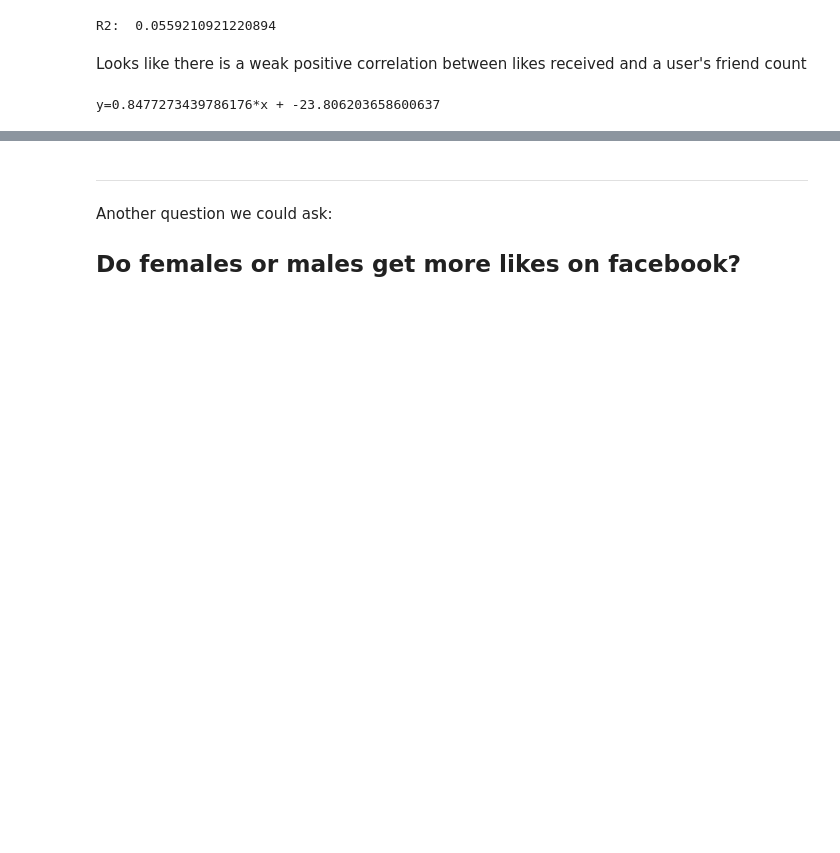
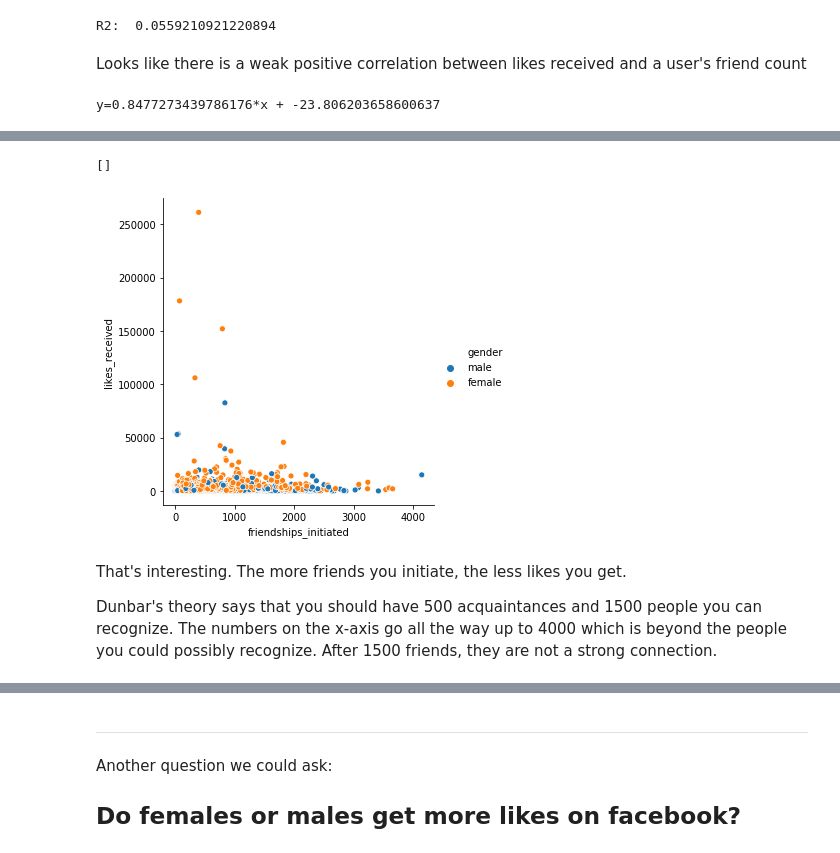
Before and after one commit to chloequinto/OnlineSocialNetworks, a Jupyter notebook: A09/main.ipynb, the cells around one changed output, grey strips where cells are left out. Saved outputs shown, nothing was run; the diff lists cells and outputs as text; code cells hidden in the pictures; blank space fills up the shorter version.

```diff
--- a/A09/main.ipynb
+++ b/A09/main.ipynb
@@ -124,0 +154,10 @@ We can't confidently say that the more friends you have the more likes you recei
+# %%
+sns.relplot(x="friendships_initiated", y="likes_received", data=fb_data, hue="gender")
+plt.plot()
+# %% [output]
+[]
+[figure, added]
+# %% [markdown]
+That's interesting. The more friends you initiate, the less likes you get.
+
+Dunbar's theory says that you should have 500 acquaintances and 1500 people you can recognize. The numbers on the x-axis go all the way up to 4000 which is beyond the people you could possibly recognize. After 1500 friends, they are not a strong connection.
```
Also changed, not shown: parts of 21 cells of this notebook, 1 other file.
